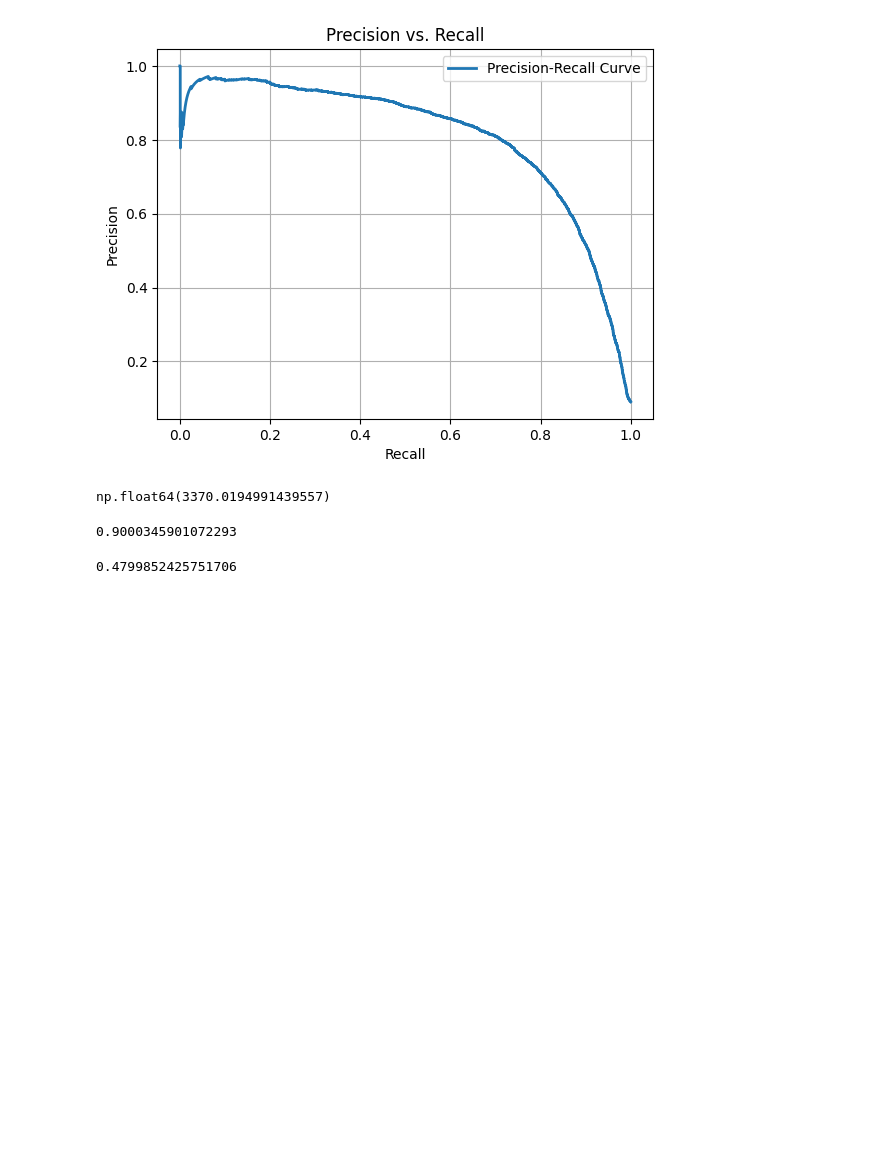
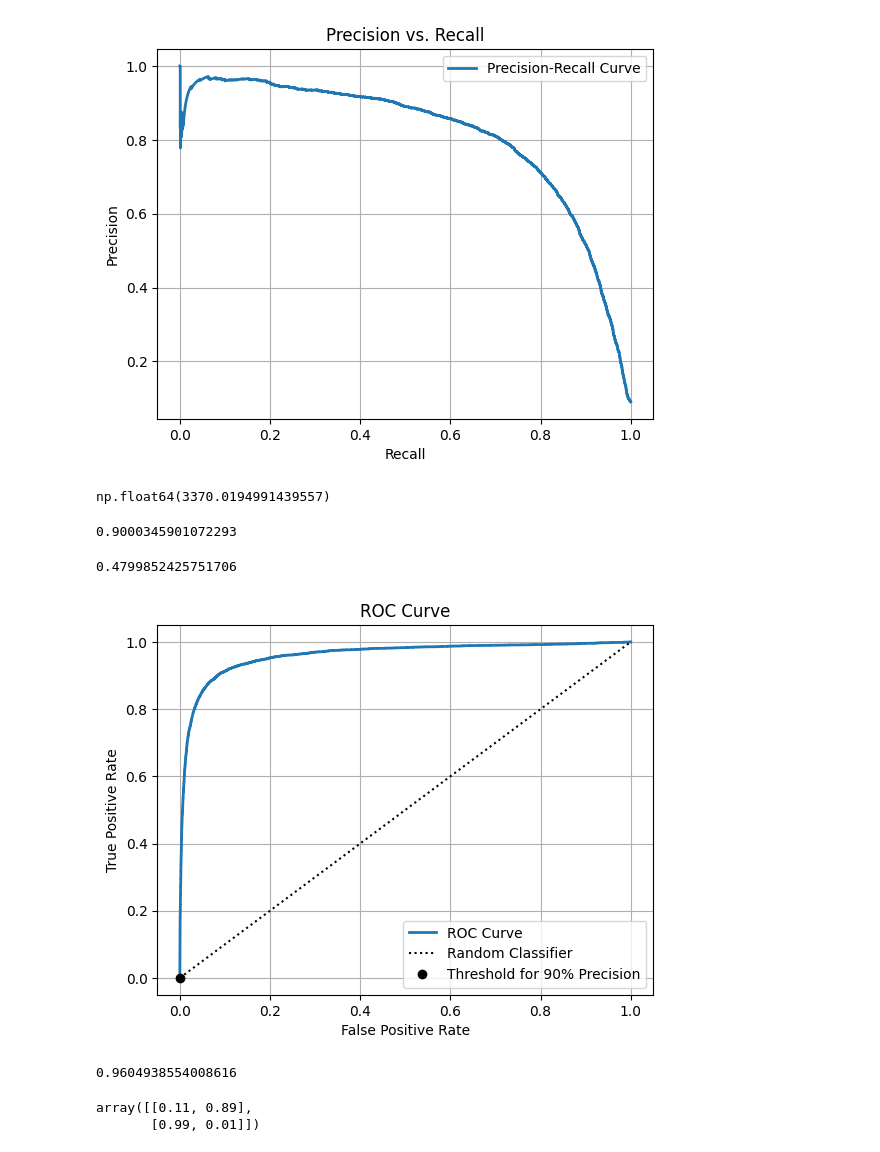
Before and after one commit to Farhan-ux/ml-lab, a Jupyter notebook: 07_mnist/mnist.ipynb, the cells around one changed output. Saved outputs shown, nothing was run; the diff lists cells and outputs as text; code cells hidden in the pictures; blank space fills up the shorter version.

```diff
--- a/07_mnist/mnist.ipynb
+++ b/07_mnist/mnist.ipynb
@@ -121,3 +130,32 @@ recall_at_90_precision
 # %%
 from sklearn.metrics import roc_curve
 fpr, tpr, roc_thresholds = roc_curve(y_train_5, y_scores)
+# %%
+idx_for_threshold_90 = (thresholds <= threshold_90_precision).argmax()
+tpr_90, fpr_90 = tpr[idx_for_threshold_90], fpr[idx_for_threshold_90]
+plt.plot(fpr, tpr, linewidth=2, label="ROC Curve")
+plt.plot([0, 1], [0, 1], 'k:', label="Random Classifier")
+plt.plot(fpr_90, tpr_90, 'ko', label="Threshold for 90% Precision")
+# Beautify and show the plot
+plt.xlabel("False Positive Rate")
+plt.ylabel("True Positive Rate")
+plt.title("ROC Curve")
+plt.legend()
+plt.grid()
+plt.show()
+# %% [output]
+[figure, added]
+# %%
+from sklearn.metrics import roc_auc_score
+roc_auc = roc_auc_score(y_train_5, y_scores)
+roc_auc
+# %% [output]
+0.9604938554008616
+# %%
+from sklearn.ensemble import RandomForestClassifier
+forest_clf = RandomForestClassifier(random_state=42)
+y_probas_forest = cross_val_predict(forest_clf, X_train, y_train_5, cv=3, method="predict_proba")
+y_probas_forest[:2]
+# %% [output]
+array([[0.11, 0.89],
+       [0.99, 0.01]])
```
Also changed, not shown: parts of 35 cells of this notebook.
